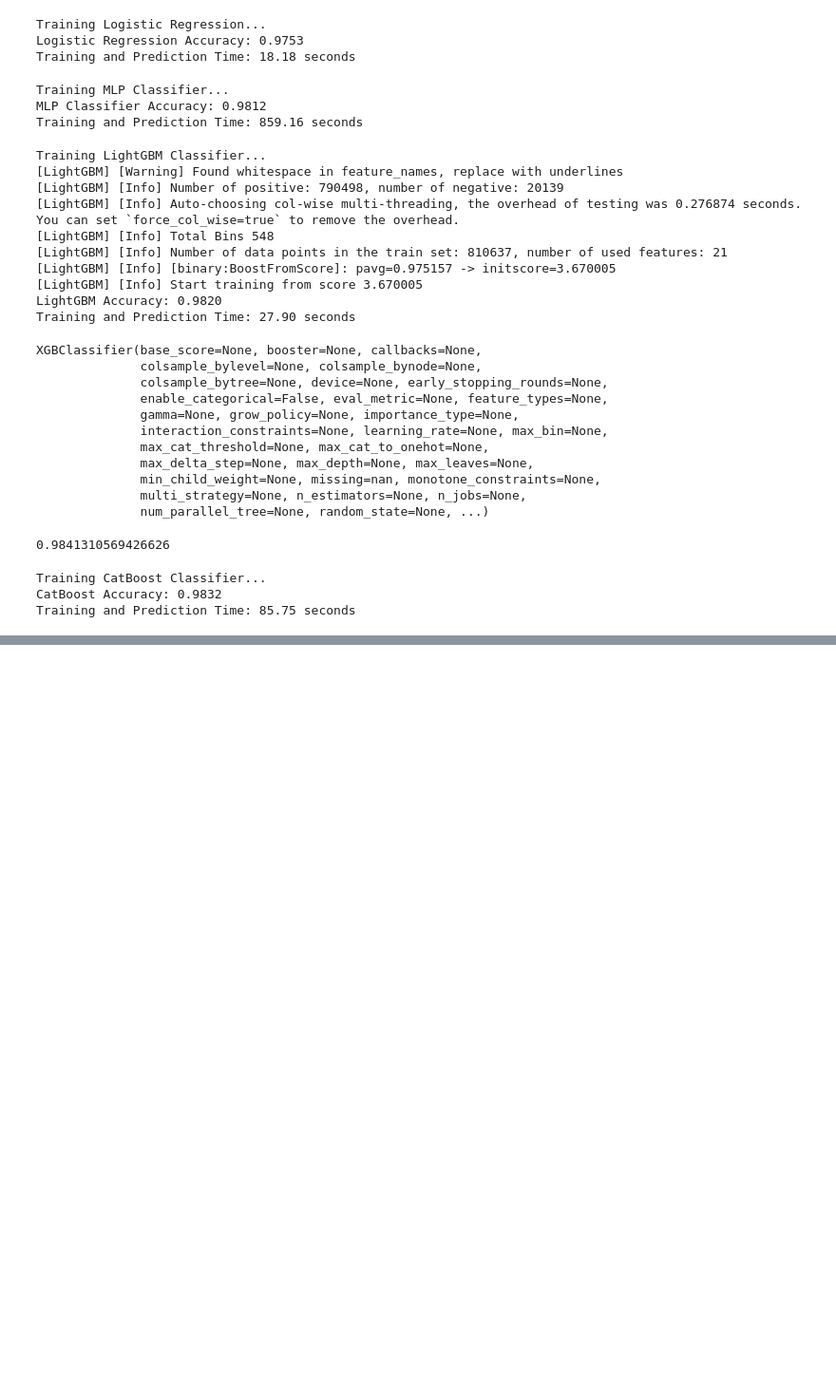
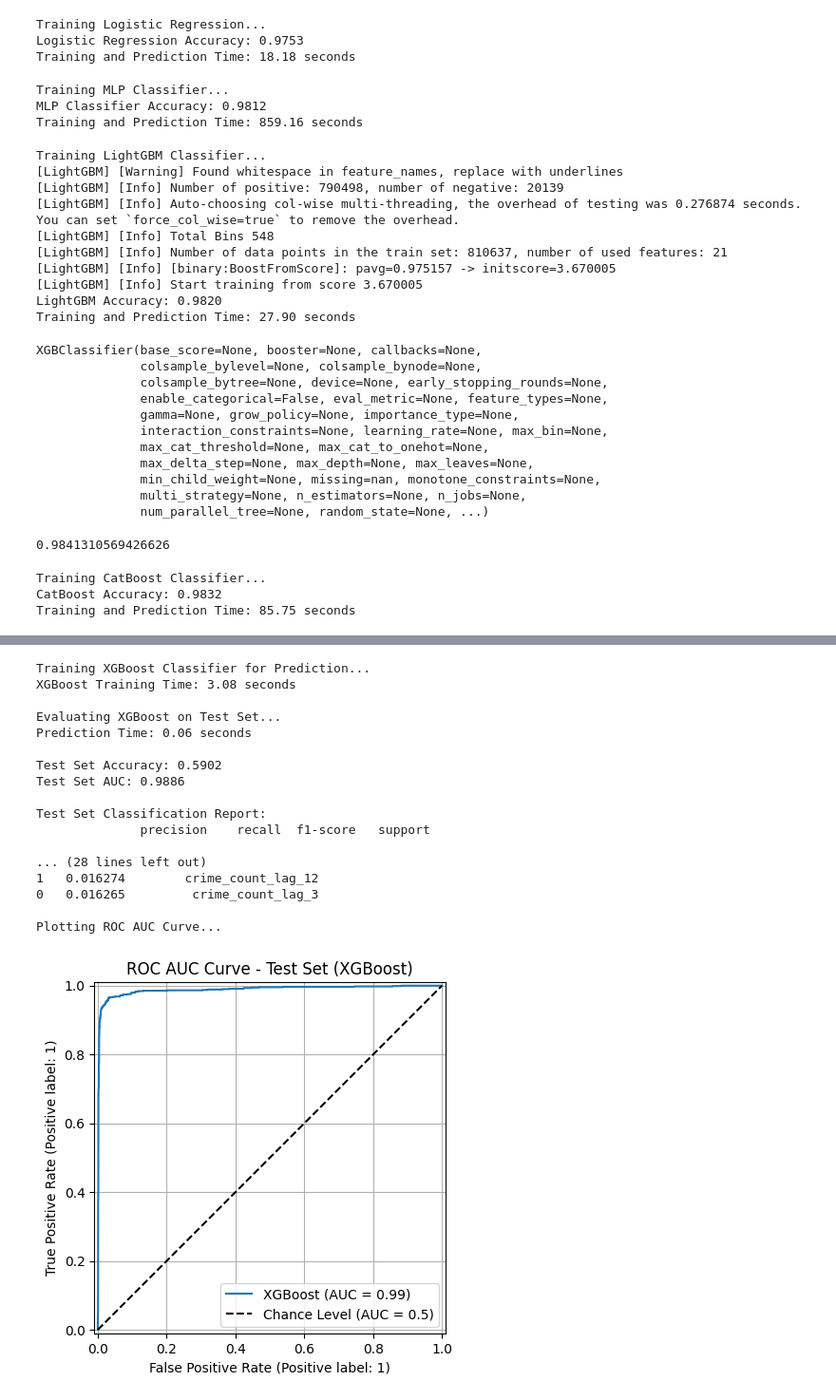
Before and after one commit to Sharad117/SpatioTemporal-crime-detection, a Jupyter notebook: preprocess.ipynb, the cells around one changed output, grey strips where cells are left out. Shown at 95% size. Cells and saved outputs as stored; diff of their text form; code cells hidden in the pictures; blank space fills up the shorter version.

```diff
--- a/preprocess.ipynb
+++ b/preprocess.ipynb
@@ -1022,0 +1548,80 @@ Training and Prediction Time: 85.75 seconds
+# %%
+from xgboost import XGBClassifier
+from sklearn.metrics import accuracy_score, roc_auc_score, classification_report, RocCurveDisplay
+import matplotlib.pyplot as plt
+import pandas as pd
+import time
+
+print("Training XGBoost Classifier for Prediction...")
+start_time = time.time()
+model=XGBClassifier() # Assuming default parameters are okay, or add specific ones
+
+model.fit(X_train, y_train)
+
+end_time = time.time()
+print(f"XGBoost Training Time: {end_time - start_time:.2f} seconds") # Changed LightGBM to XGBoost
+
+# --- Evaluate Model ---
+print("\nEvaluating XGBoost on Test Set...") # Changed LightGBM to XGBoost
+start_time = time.time()
+
+y_pred_proba = model.predict_proba(X_test)[:, 1]
+y_pred_class = model.predict(X_test)
+
+end_time = time.time()
+print(f"Prediction Time: {end_time - start_time:.2f} seconds")
+
+# Calculate metrics
+accuracy = accuracy_score(y_test, y_pred_class)
+try:
+    auc = roc_auc_score(y_test, y_pred_proba)
+except ValueError:
+    auc = "N/A (Only one class present in y_test)"
+
+
+print(f"\nTest Set Accuracy: {accuracy:.4f}")
+print(f"Test Set AUC: {auc if isinstance(auc, str) else f'{auc:.4f}'}")
+
+print("\nTest Set Classification Report:")
+print(classification_report(y_test, y_pred_class, zero_division=0))
+
+# --- Feature Importance ---
+print("\nFeature Importances (XGBoost):") # Changed LightGBM to XGBoost
+feature_imp = pd.DataFrame(sorted(zip(model.feature_importances_, X.columns)), columns=['Value','Feature'])
+print(feature_imp.sort_values(by="Value", ascending=False).head(20)) # Display top 20
+
+# --- Plot ROC AUC Curve ---
+print("\nPlotting ROC AUC Curve...")
+try:
+    # Plot ROC curve using the calculated probabilities
+    RocCurveDisplay.from_predictions(y_test, y_pred_proba, name='XGBoost', ax=plt.gca()) # Use plt.gca() to get current axes
+    plt.plot([0, 1], [0, 1], 'k--', label='Chance Level (AUC = 0.5)') # Add diagonal line
+    plt.title('ROC AUC Curve - Test Set (XGBoost)')
+    plt.legend()
+    plt.grid(True)
+    plt.show()
+except Exception as e:
+     print(f"  Error plotting ROC curve: {e}")
+     from sklearn.metrics import ConfusionMatrixDisplay,confusion_matrix
+
+cnf_matrix = confusion_matrix(y_test, y_pred_class)
+ConfusionMatrixDisplay(cnf_matrix, display_labels=['Not Hotspot', 'Hotspot']).plot(cmap='Blues')
+# %% [output]
+Training XGBoost Classifier for Prediction...
+XGBoost Training Time: 3.08 seconds
+
+Evaluating XGBoost on Test Set...
+Prediction Time: 0.06 seconds
+
+Test Set Accuracy: 0.5902
+Test Set AUC: 0.9886
+
+Test Set Classification Report:
+              precision    recall  f1-score   support
+
+... (28 lines left out)
+1   0.016274        crime_count_lag_12
+0   0.016265         crime_count_lag_3
+
+Plotting ROC AUC Curve...
+[figure, added]
```
Also changed, not shown: parts of 16 cells of this notebook.
